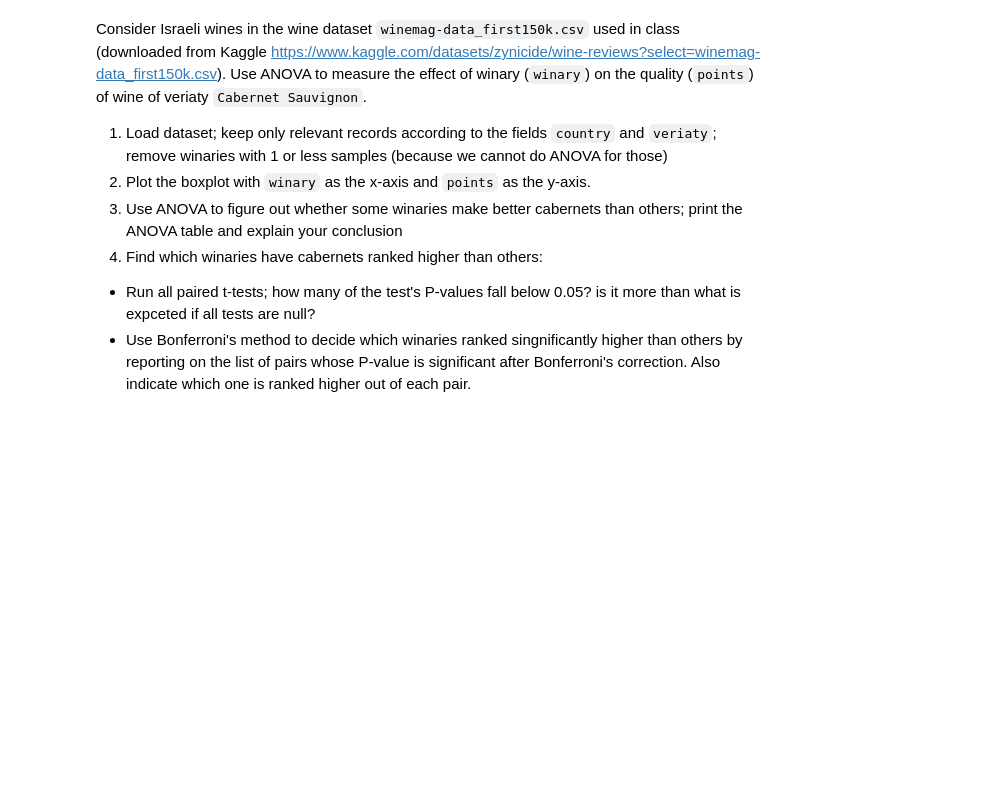
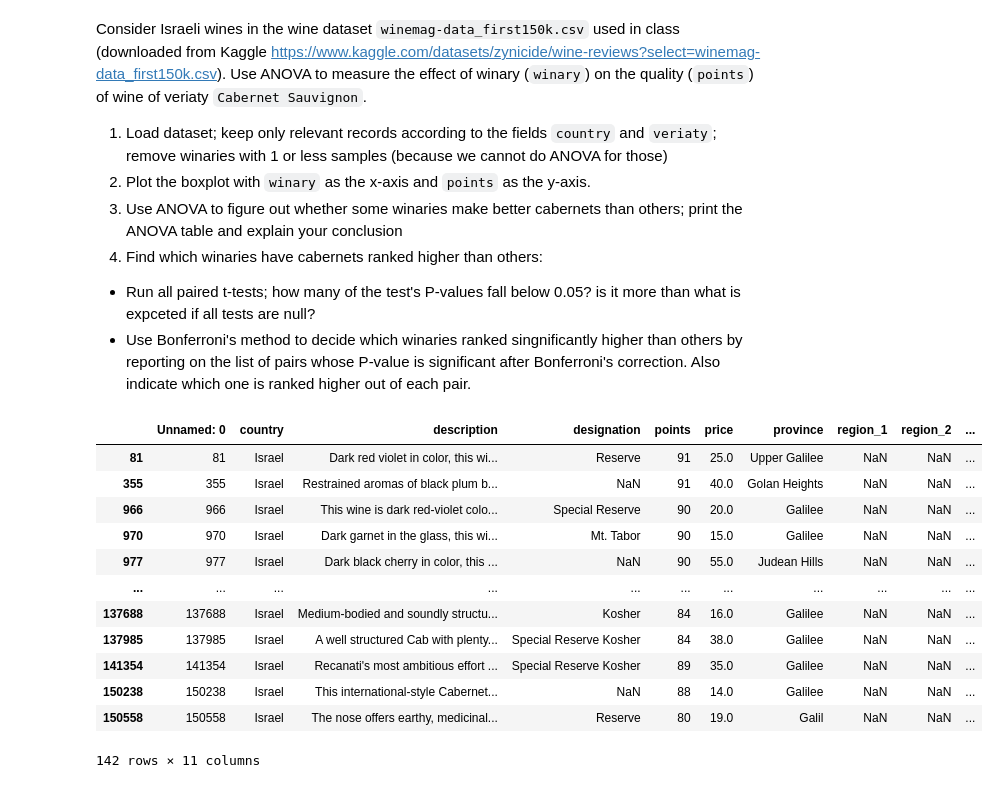
Before and after one commit to bar371/adv_stats, a Jupyter notebook: hw4.ipynb, the cells around one changed output. Saved outputs shown, nothing was run; the diff lists cells and outputs as text; code cells hidden in the pictures; blank space fills up the shorter version.

```diff
--- a/hw4.ipynb
+++ b/hw4.ipynb
@@ -124,3 +209,21 @@ Consider Israeli wines in the wine dataset ``winemag-data_first150k.csv`` used i
 4. Find which winaries have cabernets ranked higher than others:
  - Run all paired t-tests; how many of the test's P-values fall below 0.05? is it more than what is expceted if all tests are null?
  - Use Bonferroni's method to decide which winaries ranked singnificantly higher than others by reporting on the list of pairs whose P-value is significant after Bonferroni's correction. Also indicate which one is ranked higher out of each pair.
+# %%
+wine = pd.read_csv("winemag-data_first150k.csv")
+wine = wine[(wine['country']=='Israel') & (wine['variety']=='Cabernet Sauvignon')]
+wine
+# %% [output]
+|  | Unnamed: 0 | country | description | designation | points | price | province | region_1 | region_2 | ... |
+| 81 | 81 | Israel | Dark red violet in color, this wi... | Reserve | 91 | 25.0 | Upper Galilee | NaN | NaN | ... |
+| 355 | 355 | Israel | Restrained aromas of black plum b... | NaN | 91 | 40.0 | Golan Heights | NaN | NaN | ... |
+| 966 | 966 | Israel | This wine is dark red-violet colo... | Special Reserve | 90 | 20.0 | Galilee | NaN | NaN | ... |
+| 970 | 970 | Israel | Dark garnet in the glass, this wi... | Mt. Tabor | 90 | 15.0 | Galilee | NaN | NaN | ... |
+| 977 | 977 | Israel | Dark black cherry in color, this ... | NaN | 90 | 55.0 | Judean Hills | NaN | NaN | ... |
+| ... | ... | ... | ... | ... | ... | ... | ... | ... | ... | ... |
+| 137688 | 137688 | Israel | Medium-bodied and soundly structu... | Kosher | 84 | 16.0 | Galilee | NaN | NaN | ... |
+| 137985 | 137985 | Israel | A well structured Cab with plenty... | Special Reserve Kosher | 84 | 38.0 | Galilee | NaN | NaN | ... |
+| 141354 | 141354 | Israel | Recanati's most ambitious effort ... | Special Reserve Kosher | 89 | 35.0 | Galilee | NaN | NaN | ... |
+| 150238 | 150238 | Israel | This international-style Cabernet... | NaN | 88 | 14.0 | Galilee | NaN | NaN | ... |
+| 150558 | 150558 | Israel | The nose offers earthy, medicinal... | Reserve | 80 | 19.0 | Galil | NaN | NaN | ... |
+142 rows × 11 columns
```
Also changed, not shown: parts of 11 cells of this notebook.
